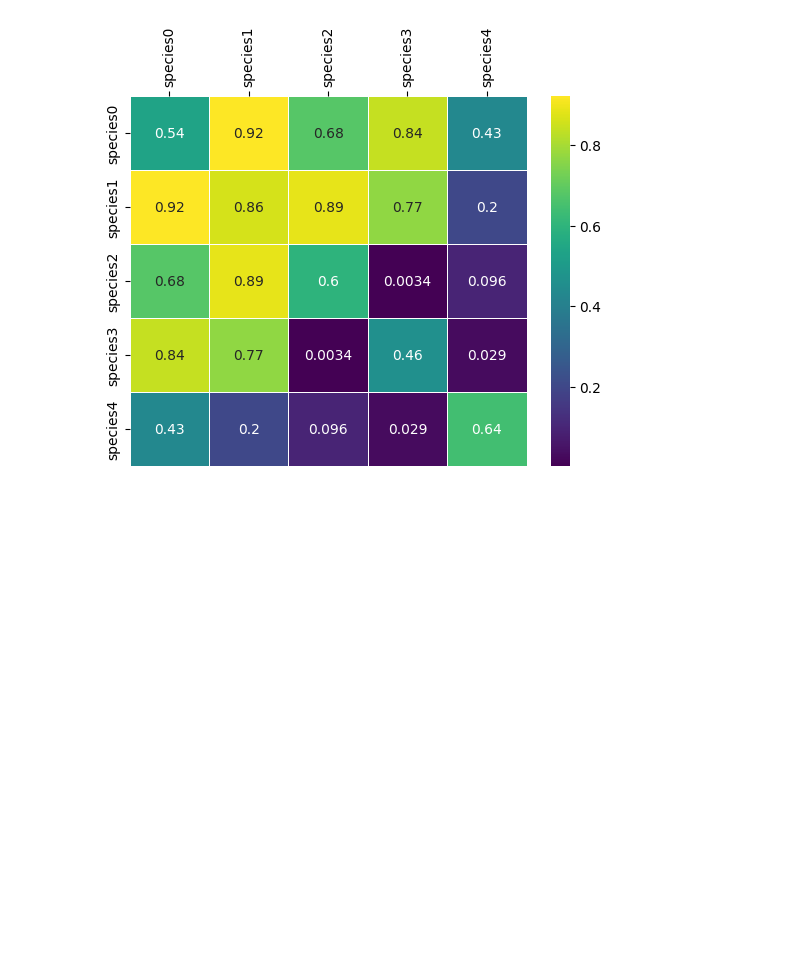
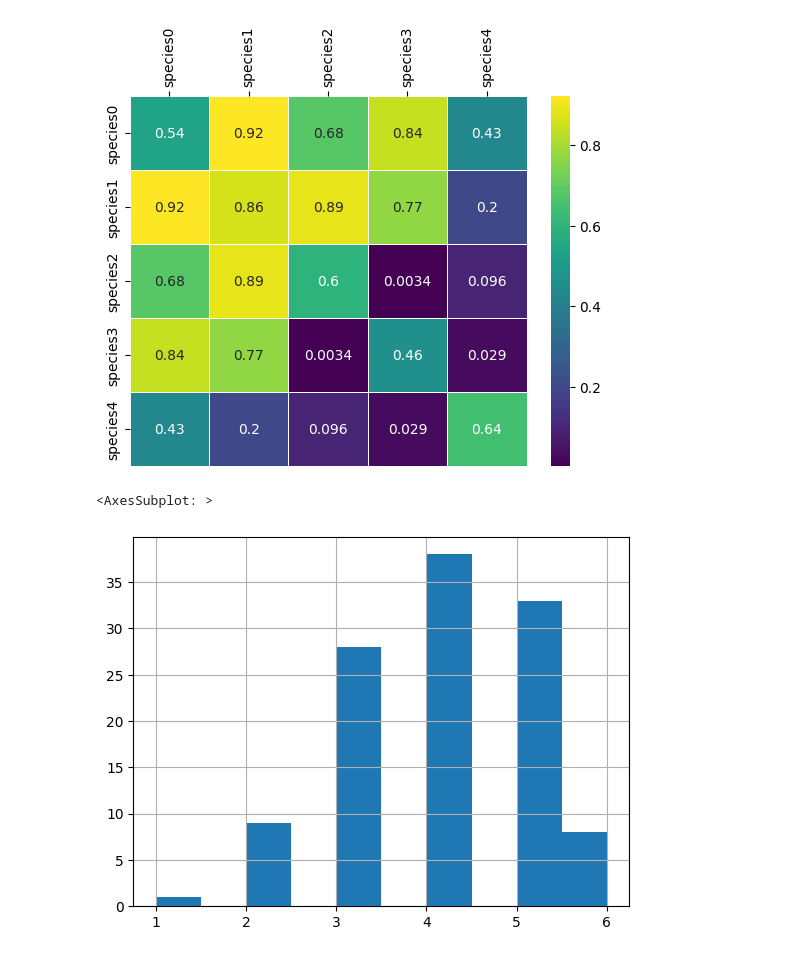
Before and after one commit to FlameDanita/DS-ML_courses, a Jupyter notebook: Введение в Data Science и машинное обучение/Введение/1.7 Визуализация, seaborn, почти также круто, как ggplot2.ipynb, the cells around one changed output. Saved outputs shown, nothing was run; the diff lists cells and outputs as text; code cells hidden in the pictures; blank space fills up the shorter version.

```diff
--- a/Введение в Data Science и машинное обучение/Введение/1.7 Визуализация, seaborn, почти также круто, как ggplot2.ipynb
+++ b/Введение в Data Science и машинное обучение/Введение/1.7 Визуализация, seaborn, почти также круто, как ggplot2.ipynb
@@ -48,3 +48,12 @@ g.xaxis.set_ticks_position('top')
 g.xaxis.set_tick_params(rotation=90)
 # %% [output]
 [figure]
+# %%
+df_dota2 = pd.read_csv('dota_hero_stats.csv')
+# %%
+df_dota2['num_roles'] = df_dota2.roles.str.count(',') + 1
+# %%
+df_dota2.num_roles.hist()
+# %% [output]
+<AxesSubplot: >
+[figure, added]
```
Also changed, not shown: parts of 4 cells of this notebook, 3 other files.
